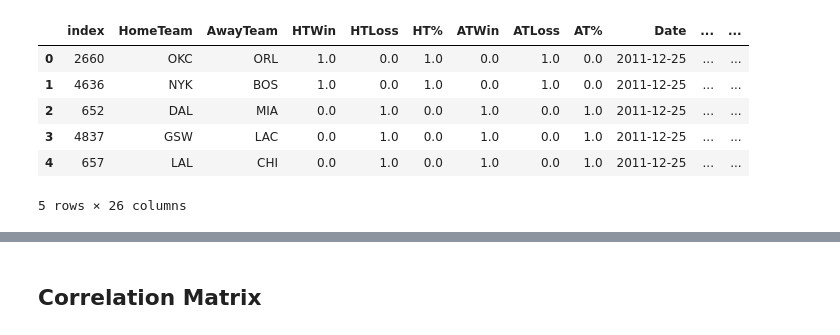
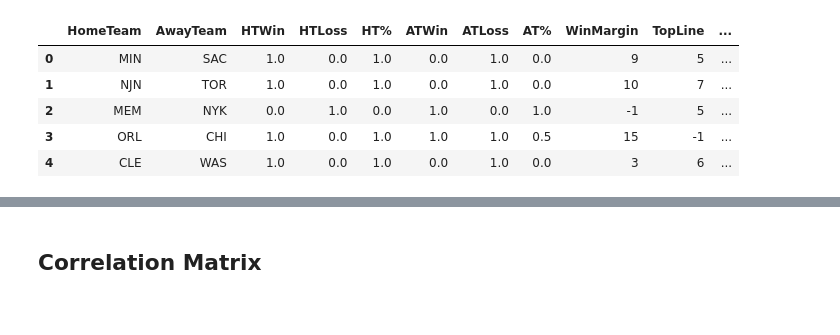
Before and after one commit to SidTheKid007/NBA-Gambling, a Jupyter notebook: NBA Betting Clusters.ipynb, the cells around one changed output, grey strips where cells are left out. Cells and saved outputs as stored; diff of their text form; code cells hidden in the pictures.

```diff
--- a/NBA Betting Clusters.ipynb
+++ b/NBA Betting Clusters.ipynb
@@ -3,7 +3,7 @@ import pandas as pd
 import numpy as np
 from sklearn.metrics import r2_score
 import matplotlib.pyplot as plt
-df = pd.read_csv('CombinedBettingData2.csv')
+df = pd.read_csv('CombinedBettingData3.csv')
 df.head()
 # %% [output]
 |  | Unnamed: 0 | HomeTeam | AwayTeam | HTWin | HTLoss | HT% | ATWin | ATLoss | AT% | Date | ... |
@@ -24,5 +23 @@ Index(['HomeTeam', 'AwayTeam', 'HTWin', 'HTLoss', 'HT%', 'ATWin', 'ATLoss',
       dtype='object')
-# %%
-df = df.dropna()
-df['average'] = (df['Pinnacle Sports'] + df['5Dimes'] + df['Bookmaker'] + df['BetOnline'] + df['Bovada'] + df['Heritage'] + df['Intertops'] + df['YouWager'] + df['JustBet'] + df['Sportsbetting'])/10
-df.head()
@@ -37,18 +24,18 @@ df.head()
 # %%
 df['Date'] = pd.to_datetime(df['Date'])
 df['Year'] = df['Date'].dt.year
 df['Month'] = df['Date'].dt.month
 df['Week'] = df['Date'].dt.week
 df['Weekday'] = df['Date'].dt.dayofweek
 df = df.sort_values(by=['Date'])
 df = df.reset_index()
+df = df.drop(['index', 'Date'], axis=1)
 df.head()
 # %% [output]
-|  | index | HomeTeam | AwayTeam | HTWin | HTLoss | HT% | ATWin | ATLoss | AT% | Date | ... | ... |
-| 0 | 2660 | OKC | ORL | 1.0 | 0.0 | 1.0 | 0.0 | 1.0 | 0.0 | 2011-12-25 | ... | ... |
-| 1 | 4636 | NYK | BOS | 1.0 | 0.0 | 1.0 | 0.0 | 1.0 | 0.0 | 2011-12-25 | ... | ... |
-| 2 | 652 | DAL | MIA | 0.0 | 1.0 | 0.0 | 1.0 | 0.0 | 1.0 | 2011-12-25 | ... | ... |
-| 3 | 4837 | GSW | LAC | 0.0 | 1.0 | 0.0 | 1.0 | 0.0 | 1.0 | 2011-12-25 | ... | ... |
-| 4 | 657 | LAL | CHI | 0.0 | 1.0 | 0.0 | 1.0 | 0.0 | 1.0 | 2011-12-25 | ... | ... |
+|  | HomeTeam | AwayTeam | HTWin | HTLoss | HT% | ATWin | ATLoss | AT% | WinMargin | TopLine | ... |
+| 0 | MIN | SAC | 1.0 | 0.0 | 1.0 | 0.0 | 1.0 | 0.0 | 9 | 5 | ... |
+| 1 | NJN | TOR | 1.0 | 0.0 | 1.0 | 0.0 | 1.0 | 0.0 | 10 | 7 | ... |
+| 2 | MEM | NYK | 0.0 | 1.0 | 0.0 | 1.0 | 0.0 | 1.0 | -1 | 5 | ... |
+| 3 | ORL | CHI | 1.0 | 0.0 | 1.0 | 1.0 | 1.0 | 0.5 | 15 | -1 | ... |
+| 4 | CLE | WAS | 1.0 | 0.0 | 1.0 | 0.0 | 1.0 | 0.0 | 3 | 6 | ... |
-5 rows × 26 columns
 # %%
```
Also changed, not shown: parts of 19 cells of this notebook.
